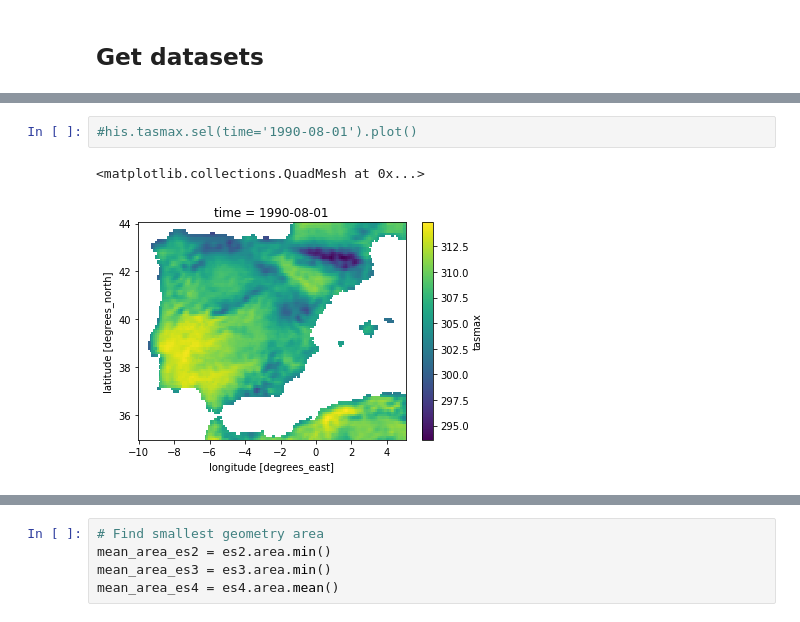
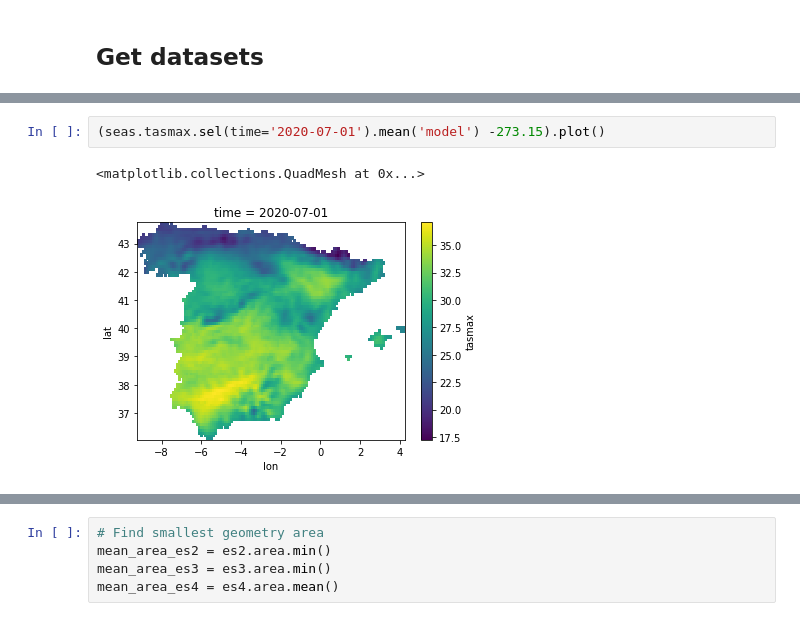
Before and after one commit to Vizzuality/copernicus-climate-data, a Jupyter notebook: prepare_zonal_stats.ipynb, the cells around one changed output, grey strips where cells are left out. Drawn from its saved outputs; the diff is of its cells as text.

```diff
--- a/prepare_zonal_stats.ipynb
+++ b/prepare_zonal_stats.ipynb
@@ -564,5 +656,5 @@ Wall time: 727 ms
 # %%
-#his.tasmax.sel(time='1990-08-01').plot()
+(seas.tasmax.sel(time='2020-07-01').mean('model') -273.15).plot()
 # %% [output]
 <matplotlib.collections.QuadMesh at 0x...>
-[figure, old version]
+[figure, new version]
```
Also changed, not shown: parts of 43 cells of this notebook.
